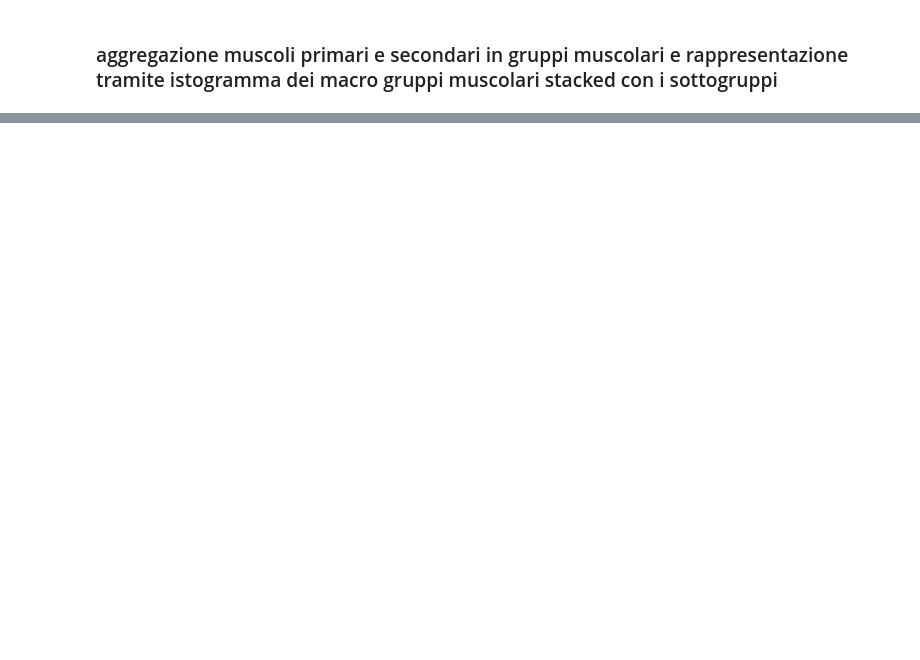
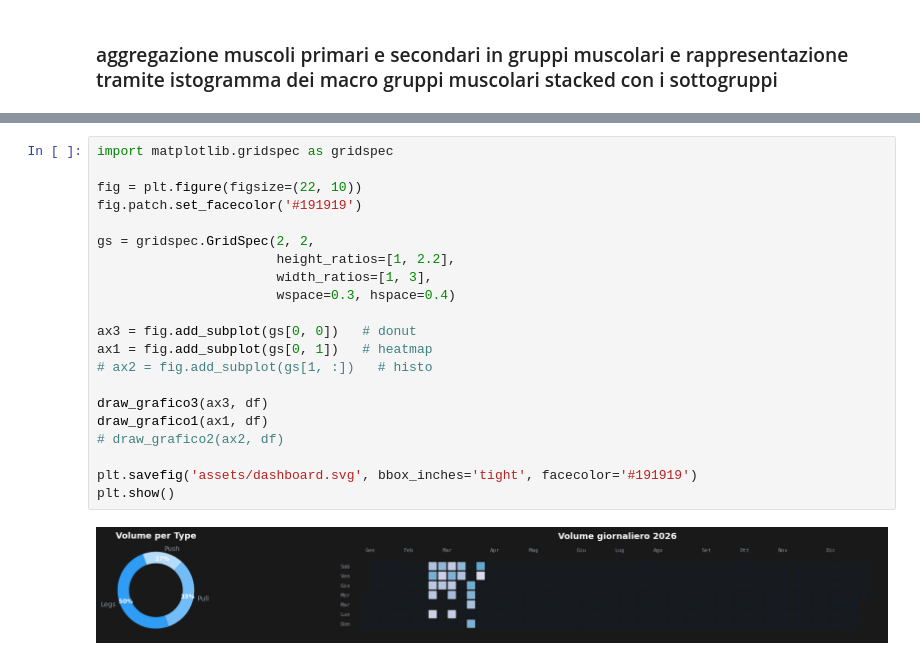
Before and after one commit to santinellistefano2003-png/Fitness-Tracker, a Jupyter notebook: Dashboard Workout.ipynb, the cells around one changed output, grey strips where cells are left out. Drawn from its saved outputs; the diff is of its cells as text; blank space fills up the shorter version.

```diff
--- a/Dashboard Workout.ipynb
+++ b/Dashboard Workout.ipynb
@@ -379,0 +433,23 @@ plt.show()
+# %%
+import matplotlib.gridspec as gridspec
+
+fig = plt.figure(figsize=(22, 10))
+fig.patch.set_facecolor('#191919')
+
+gs = gridspec.GridSpec(2, 2,
+                       height_ratios=[1, 2.2],
+                       width_ratios=[1, 3],
+                       wspace=0.3, hspace=0.4)
+
+ax3 = fig.add_subplot(gs[0, 0])   # donut
+ax1 = fig.add_subplot(gs[0, 1])   # heatmap
+# ax2 = fig.add_subplot(gs[1, :])   # histo
+
+draw_grafico3(ax3, df)
+draw_grafico1(ax1, df)
+# draw_grafico2(ax2, df)
+
+plt.savefig('assets/dashboard.svg', bbox_inches='tight', facecolor='#191919')
+plt.show()
+# %% [output]
+[figure, added]
```
Also changed, not shown: parts of 8 cells of this notebook, 4 other files.
